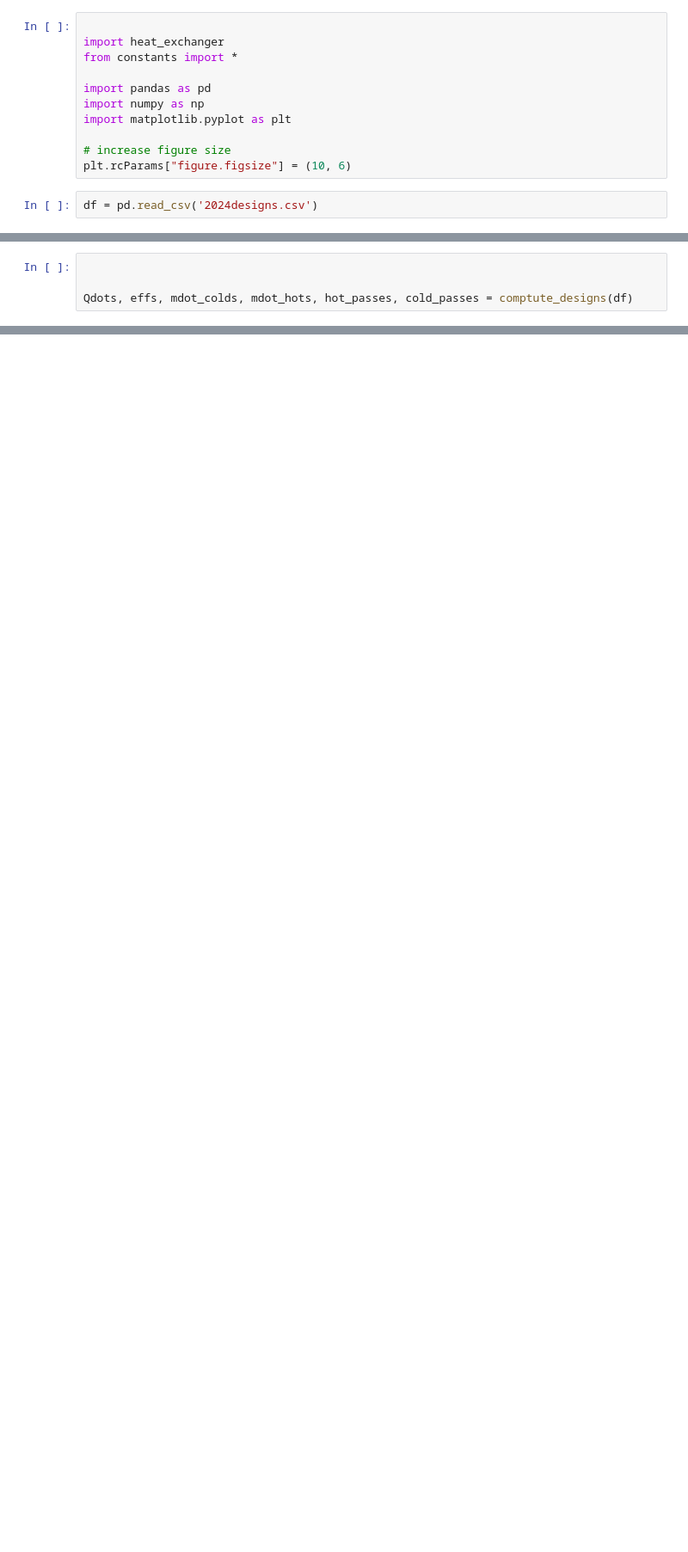
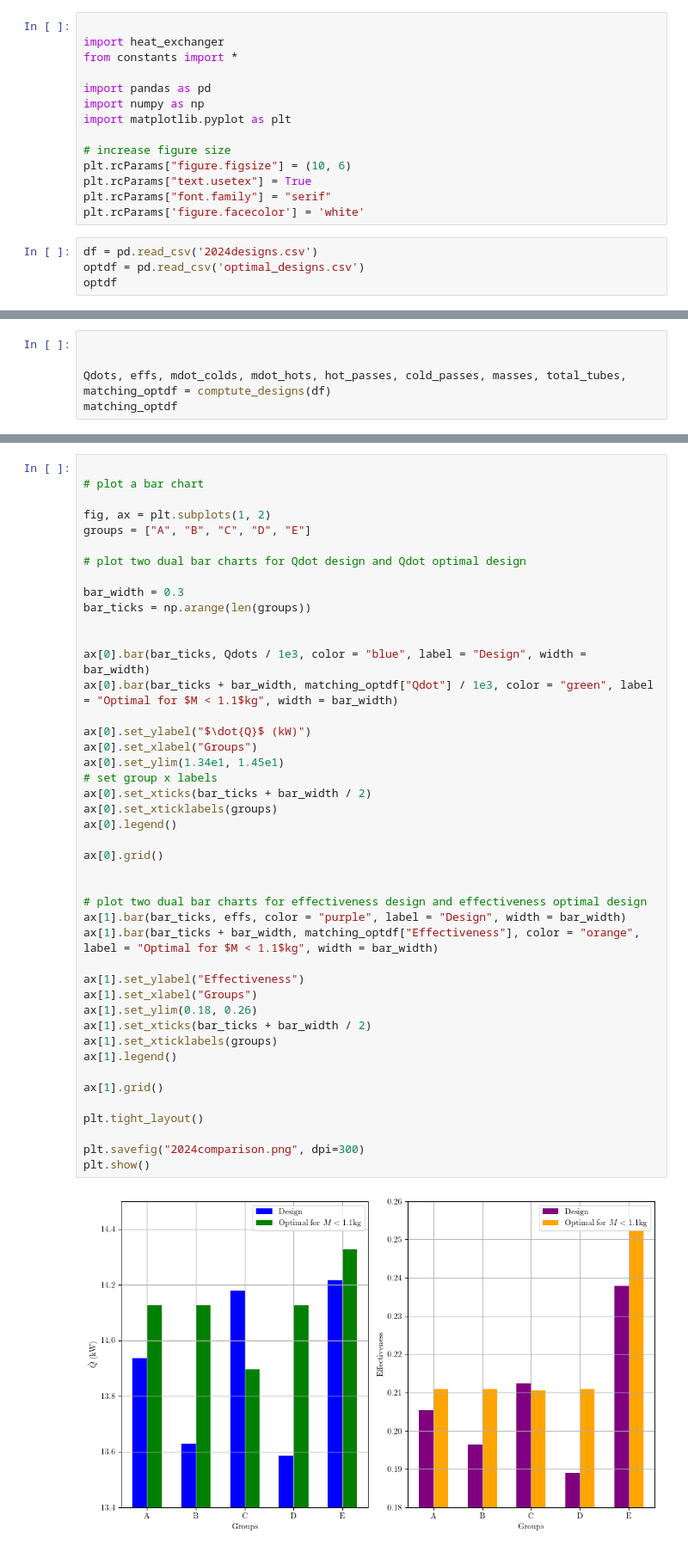
Before and after one commit to lpender3672/shell_tube_heat_exchanger, a Jupyter notebook: src/groups_analysis.ipynb, the cells around one changed output, grey strips where cells are left out. Shown: that part at 86% size. Cells and saved outputs as stored; diff of their text form; blank space fills up the shorter version.

Commit message:
I hate bar charts

```diff
--- a/src/groups_analysis.ipynb
+++ b/src/groups_analysis.ipynb
@@ -9,5 +9,10 @@ import matplotlib.pyplot as plt
 
 # increase figure size
 plt.rcParams["figure.figsize"] = (10, 6)
+plt.rcParams["text.usetex"] = True
+plt.rcParams["font.family"] = "serif"
+plt.rcParams['figure.facecolor'] = 'white'
 # %%
 df = pd.read_csv('2024designs.csv')
+optdf = pd.read_csv('optimal_designs.csv')
+optdf
@@ -57,5 +93,6 @@ def comptute_designs(df):
 # %%
 
 
-Qdots, effs, mdot_colds, mdot_hots, hot_passes, cold_passes = comptute_designs(df)
+Qdots, effs, mdot_colds, mdot_hots, hot_passes, cold_passes, masses, total_tubes, matching_optdf = comptute_designs(df)
+matching_optdf
 # %% [output]
@@ -99,0 +111,46 @@ plt.show()
+# %%
+
+# plot a bar chart
+
+fig, ax = plt.subplots(1, 2)
+groups = ["A", "B", "C", "D", "E"]
+
+# plot two dual bar charts for Qdot design and Qdot optimal design
+
+bar_width = 0.3
+bar_ticks = np.arange(len(groups))
+
+
+ax[0].bar(bar_ticks, Qdots / 1e3, color = "blue", label = "Design", width = bar_width)
+ax[0].bar(bar_ticks + bar_width, matching_optdf["Qdot"] / 1e3, color = "green", label = "Optimal for $M < 1.1$kg", width = bar_width)
+
+ax[0].set_ylabel("$\dot{Q}$ (kW)")
+ax[0].set_xlabel("Groups")
+ax[0].set_ylim(1.34e1, 1.45e1)
+# set group x labels
+ax[0].set_xticks(bar_ticks + bar_width / 2)
+ax[0].set_xticklabels(groups)
+ax[0].legend()
+
+ax[0].grid()
+
+
+# plot two dual bar charts for effectiveness design and effectiveness optimal design
+ax[1].bar(bar_ticks, effs, color = "purple", label = "Design", width = bar_width)
+ax[1].bar(bar_ticks + bar_width, matching_optdf["Effectiveness"], color = "orange", label = "Optimal for $M < 1.1$kg", width = bar_width)
+
+ax[1].set_ylabel("Effectiveness")
+ax[1].set_xlabel("Groups")
+ax[1].set_ylim(0.18, 0.26)
+ax[1].set_xticks(bar_ticks + bar_width / 2)
+ax[1].set_xticklabels(groups)
+ax[1].legend()
+
+ax[1].grid()
+
+plt.tight_layout()
+
+plt.savefig("2024comparison.png", dpi=300)
+plt.show()
+# %% [output]
+[figure, added]
```
Also changed, not shown: parts of 5 cells of this notebook, 4 other files.
